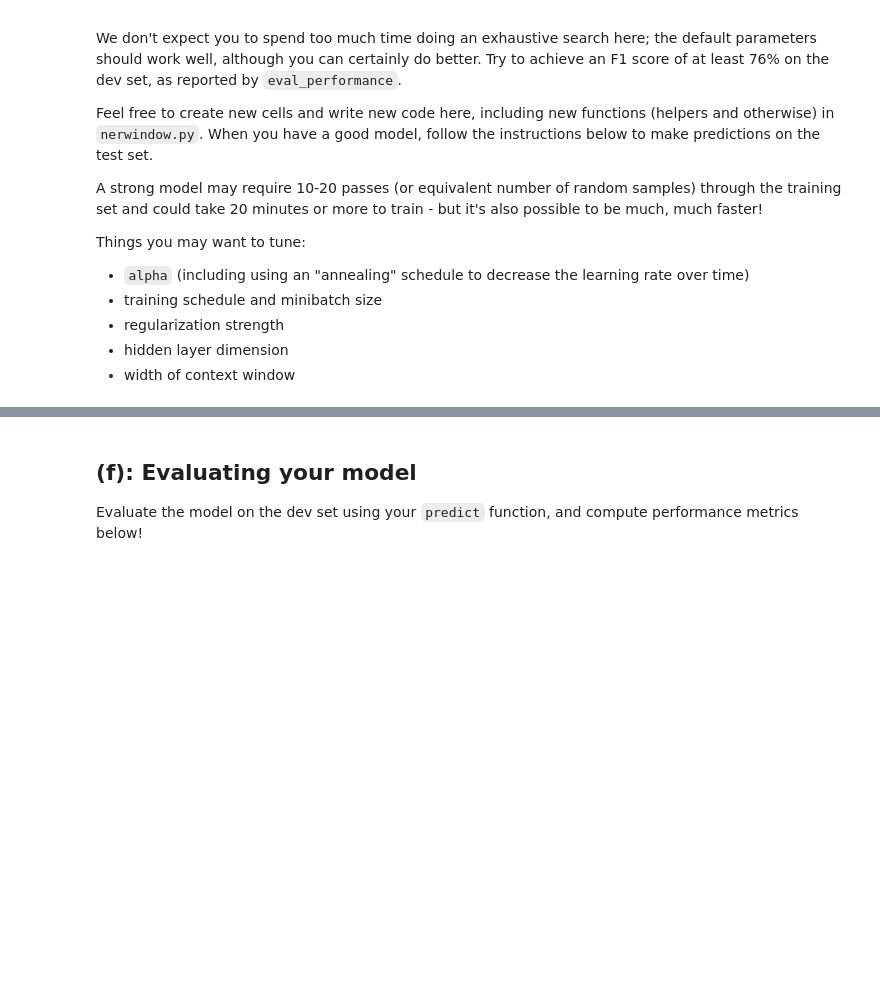
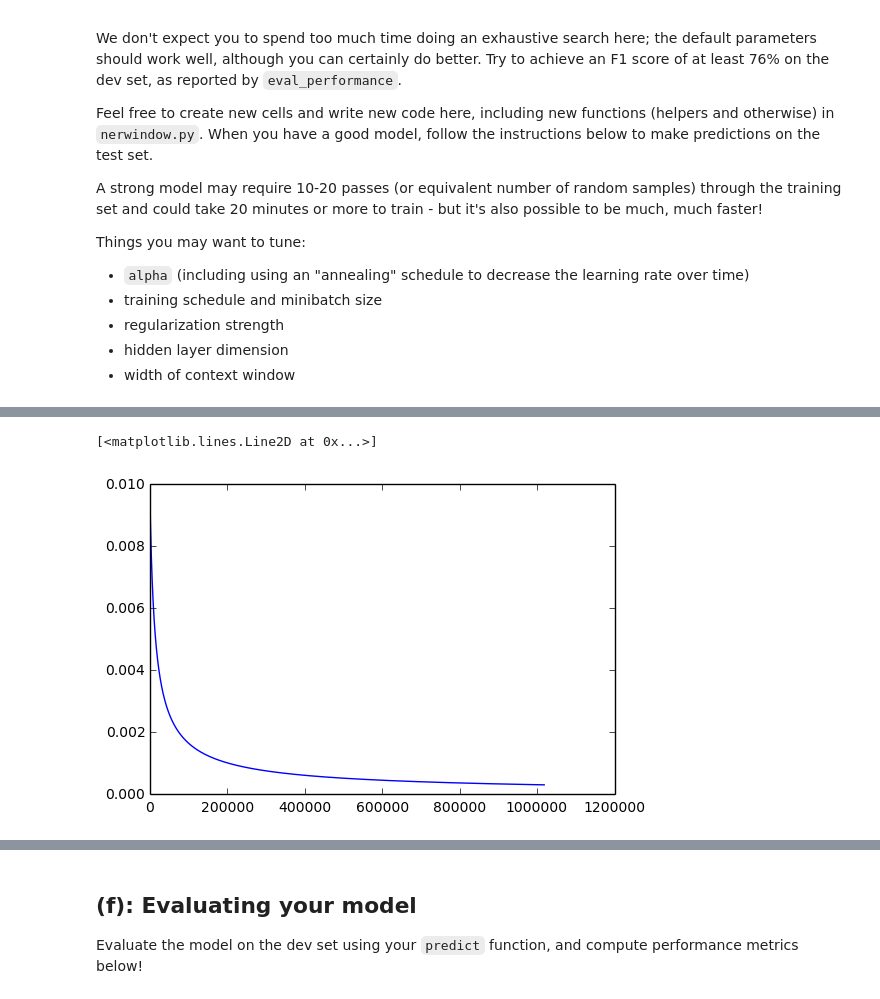
Before and after one commit to Tang7/rnn224, a Jupyter notebook: assignment2/part1-NER.ipynb, the cells around one changed output, grey strips where cells are left out. Drawn from its saved outputs; the diff is of its cells as text; code cells hidden in the pictures; blank space fills up the shorter version.

```diff
--- a/assignment2/part1-NER.ipynb
+++ b/assignment2/part1-NER.ipynb
@@ -176,21 +168,0 @@ Before training, you should generate a training schedule to pass as `idxiter`. I
-# %%
-# print len(y_train)
-from nn.base import NNBase
-import itertools
-# training schedule
-from nerwindow import WindowMLP
-from nn.base import NNBase
-from nerwindow import full_report, eval_performance
-
-# An "epoch" schedule that just iterates through the training set, in order, nepoch times.
-idxiter_epoch = NNBase.epochiter(len(y_train), 1)
-print idxiter_epoch
-
-big = 0
-
-for i in itertools.izip(idxiter_epoch):
-    idx = i[0]
-    if idx > big:
-        big = idx
-
-print big
@@ -440,0 +368,19 @@ SGD complete: 40724 examples in 806.25 seconds.
+# %%
+#using inverse decay to change learning rate
+gamma=0.0001
+power=0.75
+base_lr=0.01
+def alphaiter_inv(gamma=0.0001,power=0.75,base_lr=0.01):
+    i=0
+    while i<N:
+        i+=1
+        lr=base_lr*(1.0+gamma*i)**(-power)
+        yield lr
+# %%
+import matplotlib.pyplot as plt
+lr_values_inv=np.array(list(alphaiter_inv()),dtype='float_')
+lr_values_inv.shape
+plt.plot(range(len(lr_values_inv)),lr_values_inv)
+# %% [output]
+[<matplotlib.lines.Line2D at 0x...>]
+[figure, added]
```
Also changed, not shown: parts of 35 cells of this notebook, 28 other files.
